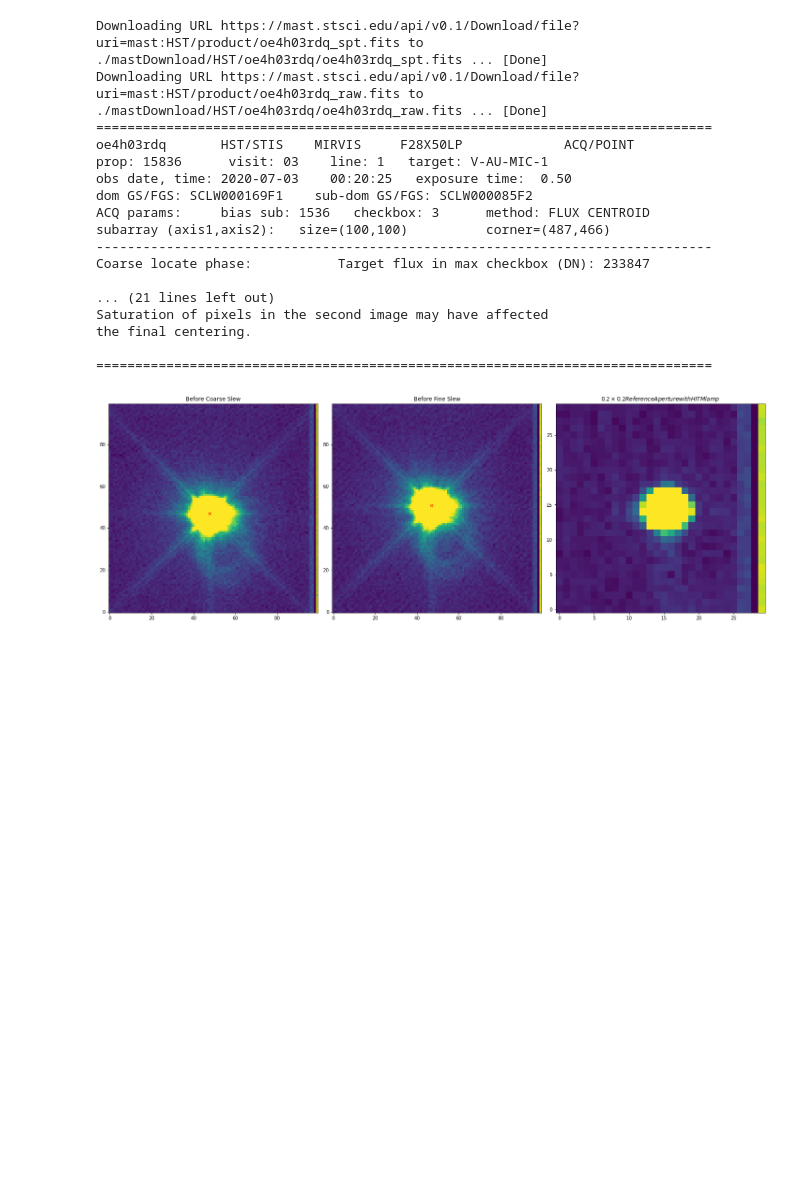
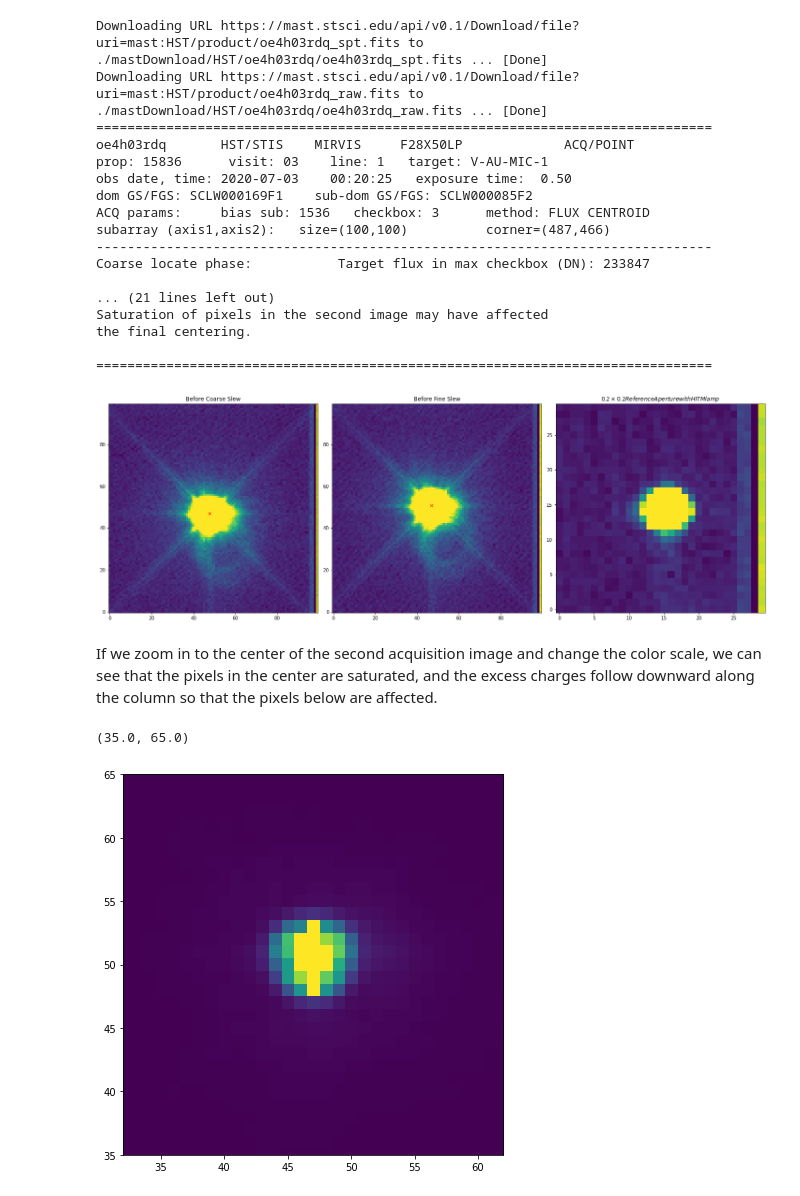
Before and after one commit to spacetelescope/STIS-Notebooks, a Jupyter notebook: acquisition/acq.ipynb, the cells around one changed output. Drawn from its saved outputs; the diff is of its cells as text; code cells hidden in the pictures; blank space fills up the shorter version.

```diff
--- a/acquisition/acq.ipynb
+++ b/acquisition/acq.ipynb
@@ -254,3 +264,15 @@ the final centering.
 
 ===============================================================================
 [figure]
+# %% [markdown]
+If we zoom in to the center of the second acquisition image and change the color scale, we can see that the pixels in the center are saturated, and the excess charges follow downward along the column so that the pixels below are affected.
+# %%
+raw = os.path.join("./mastDownload/HST","{}".format("oe4h03rdq"),"{}_raw.fits".format("oe4h03rdq"))
+with fits.open(raw) as hdu:
+    confirm = hdu[4].data
+plt.imshow(confirm,vmin = 0,vmax = 1e4)
+plt.xlim(32,62)
+plt.ylim(35,65)
+# %% [output]
+(35.0, 65.0)
+[figure, added]
```
Also changed, not shown: parts of 19 cells of this notebook.
